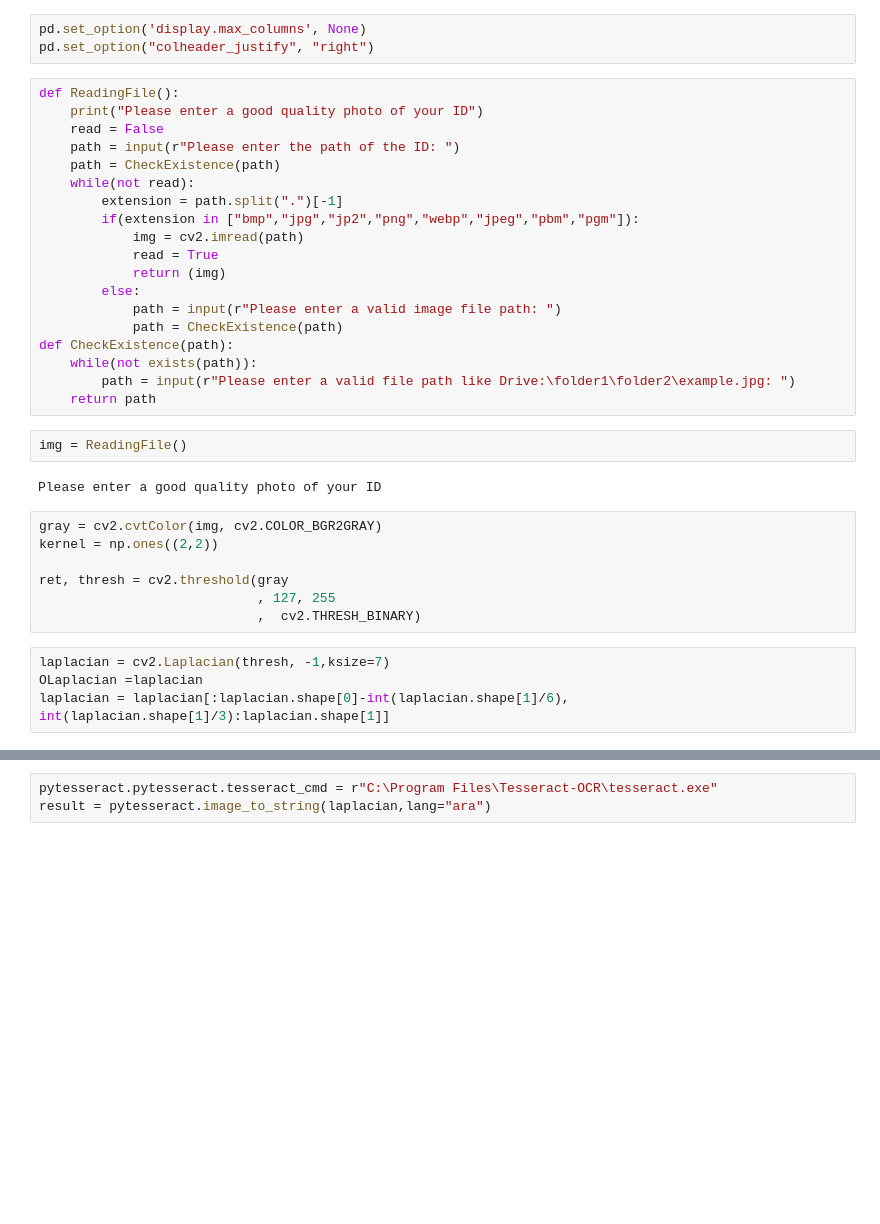
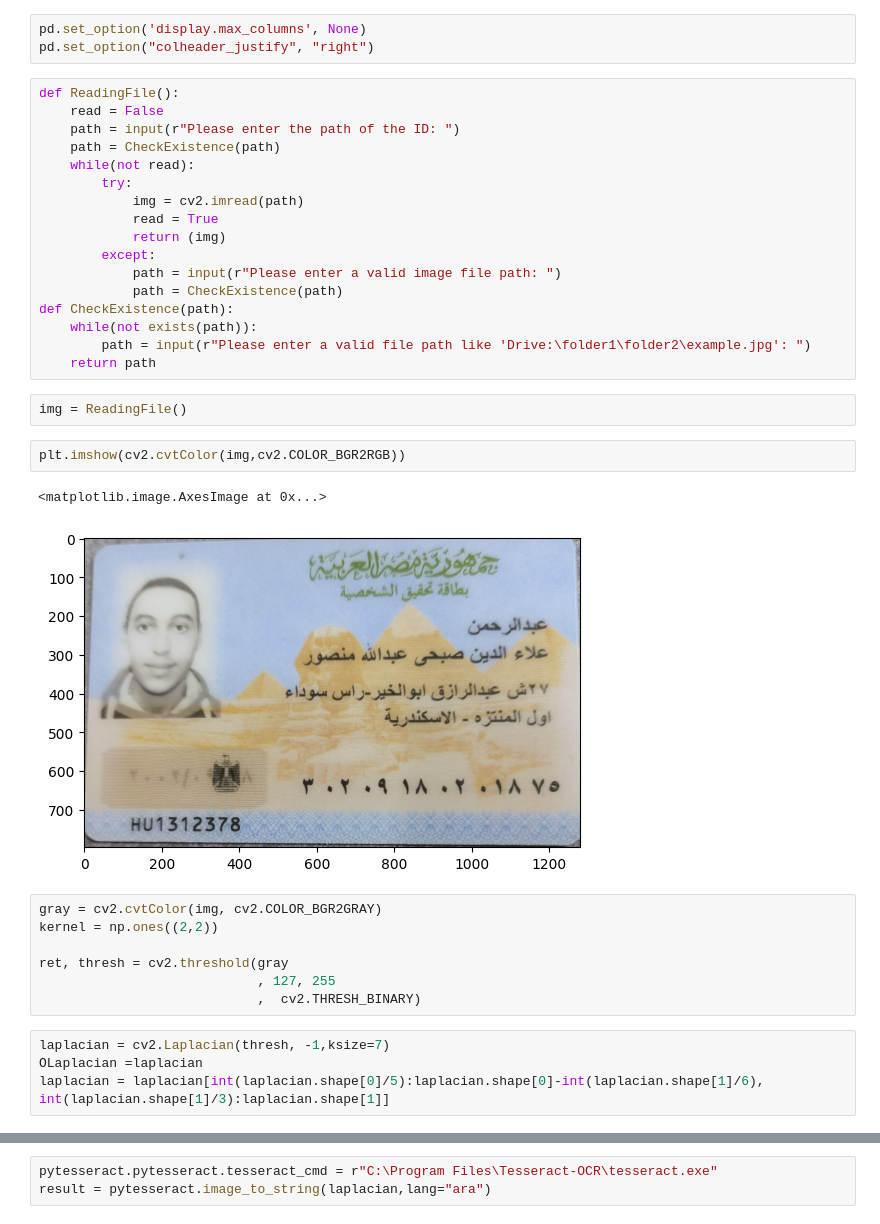
Before and after one commit to Abdulrahman7771/ElectroPi, a Jupyter notebook: ComputerVision/IDExpert.ipynb, the cells around one changed output, grey strips where cells are left out. Saved outputs shown, nothing was run; the diff lists cells and outputs as text; blank space fills up the shorter version.

```diff
--- a/ComputerVision/IDExpert.ipynb
+++ b/ComputerVision/IDExpert.ipynb
@@ -10,27 +10,28 @@ pd.set_option('display.max_columns', None)
 pd.set_option("colheader_justify", "right")
 # %%
 def ReadingFile():
-    print("Please enter a good quality photo of your ID")
     read = False
     path = input(r"Please enter the path of the ID: ")
     path = CheckExistence(path)
     while(not read):
-        extension = path.split(".")[-1]
-        if(extension in ["bmp","jpg","jp2","png","webp","jpeg","pbm","pgm"]):
+        try:
             img = cv2.imread(path)
             read = True
             return (img)
-        else:
+        except:
             path = input(r"Please enter a valid image file path: ")
             path = CheckExistence(path)
 def CheckExistence(path):
     while(not exists(path)):
-        path = input(r"Please enter a valid file path like Drive:\folder1\folder2\example.jpg: ")
+        path = input(r"Please enter a valid file path like 'Drive:\folder1\folder2\example.jpg': ")
     return path
 # %%
 img = ReadingFile()
-# %% [output]
-Please enter a good quality photo of your ID
+# %%
+plt.imshow(cv2.cvtColor(img,cv2.COLOR_BGR2RGB))
+# %% [output]
+<matplotlib.image.AxesImage at 0x...>
+[figure, added]
 # %%
 gray = cv2.cvtColor(img, cv2.COLOR_BGR2GRAY)
 kernel = np.ones((2,2))
@@ -41,7 +42,7 @@ ret, thresh = cv2.threshold(gray
 # %%
 laplacian = cv2.Laplacian(thresh, -1,ksize=7)
 OLaplacian =laplacian
-laplacian = laplacian[:laplacian.shape[0]-int(laplacian.shape[1]/6), int(laplacian.shape[1]/3):laplacian.shape[1]]
+laplacian = laplacian[int(laplacian.shape[0]/5):laplacian.shape[0]-int(laplacian.shape[1]/6), int(laplacian.shape[1]/3):laplacian.shape[1]]
 # %%
 rgb = cv2.cvtColor(laplacian, cv2.COLOR_BGR2RGB)
 plt.imshow(rgb)
```
Also changed, not shown: parts of 6 cells of this notebook, 3 other files.
